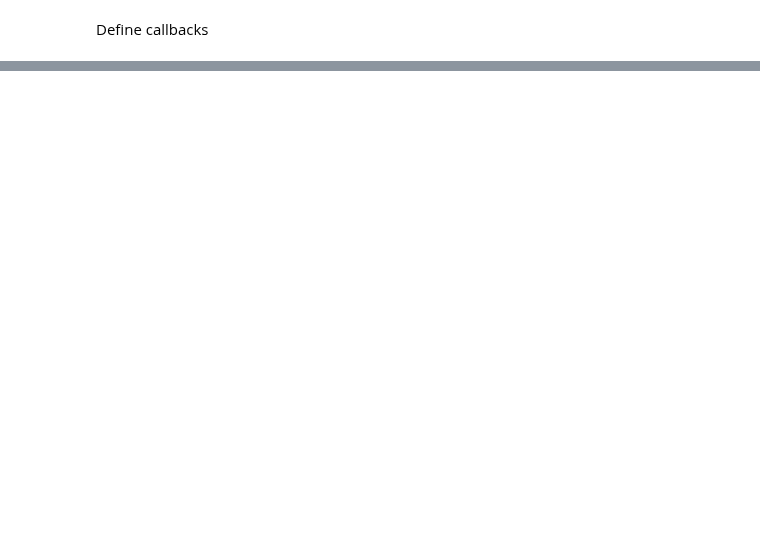
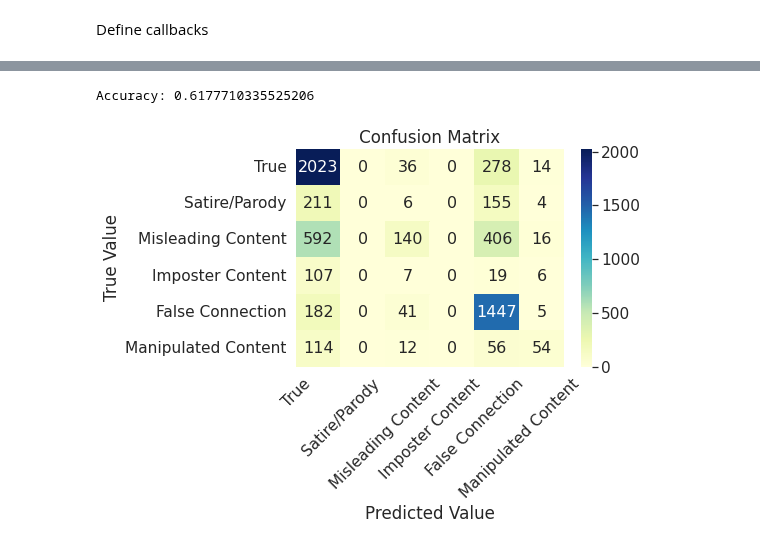
Before and after one commit to FlamanteGit/tfg_fakenews, a Jupyter notebook: BERT_fakeddit_2.ipynb, the cells around one changed output, grey strips where cells are left out. Saved outputs shown, nothing was run; the diff lists cells and outputs as text; code cells hidden in the pictures; blank space fills up the shorter version.

```diff
--- a/BERT_fakeddit_2.ipynb
+++ b/BERT_fakeddit_2.ipynb
@@ -194,7 +194,7 @@ Successfully installed huggingface-hub-0.10.1 tokenizers-0.13.1 transformers-4.2
 Load distilbert
 # %%
 import transformers
-from transformers import DistilBertTokenizer, TFDistilBertModel, DistilBertConfig
+from transformers import BertTokenizer, TFBertModel, BertConfig
 from tqdm import tqdm # Progress Bar
 import numpy as np
 
@@ -202,7 +202,7 @@ import numpy as np
 MODEL_NAME = 'distilbert-base-cased'
 
 
-tokenizer = DistilBertTokenizer.from_pretrained(MODEL_NAME,
+tokenizer = BertTokenizer.from_pretrained(MODEL_NAME,
                                                 add_special_tokens=True,
                                                 max_length=MAX_LENGTH,
                                                 pad_to_max_length=True)
@@ -238,13 +242,13 @@ warnings.filterwarnings("ignore")
 # %% [markdown]
 Define the model
 # %%
-config = DistilBertConfig.from_pretrained(MODEL_NAME, output_hidden_states=True, output_attentions=True)
-DistilBERT = TFDistilBertModel.from_pretrained(MODEL_NAME, config=config)
+config = BertConfig.from_pretrained(MODEL_NAME, output_hidden_states=True, output_attentions=True)
+BERT = TFBertModel.from_pretrained(MODEL_NAME, config=config)
 
 input_ids_in = tf.keras.layers.Input(shape=(MAX_LENGTH,), name='input_token', dtype='int32')
 input_masks_in = tf.keras.layers.Input(shape=(MAX_LENGTH,), name='masked_token', dtype='int32')
 
-embedding_layer = DistilBERT(input_ids = input_ids_in, attention_mask = input_masks_in)[0]
+embedding_layer = BERT(input_ids = input_ids_in, attention_mask = input_masks_in)[0]
 X = tf.keras.layers.Bidirectional(tf.keras.layers.LSTM(128, return_sequences=True))(embedding_layer)
 X = tf.keras.layers.GlobalMaxPool1D()(X)
 X = tf.keras.layers.Dense(64, activation='relu')(X)
@@ -361,22 +385,25 @@ for prob in y_test_probs:
 # %%
 from sklearn.metrics import confusion_matrix, classification_report, accuracy_score
 
 def print_cf2(y_test, y_hat):
     cm = confusion_matrix(y_test, y_hat)
     sns.set(font_scale = 1.4, color_codes=True, palette="deep")
-    sns.heatmap(pd.DataFrame(cm, index=labels,columns=[0,1,2]),
+    sns.heatmap(pd.DataFrame(cm, index=labels,columns=[0,1,2,3,4,5]),
                 annot = True,
                 annot_kws = {"size":16},
                 fmt="d",
                 cmap="YlGnBu")
     plt.title("Confusion Matrix")
     plt.xlabel("Predicted Value")
-    plt.xticks([0,1,2], labels, rotation=45)
+    plt.xticks([0,1,2,3,4,5], labels, rotation=45)
     plt.ylabel("True Value")
     plt.show()
 
 
 print("Accuracy:", accuracy_score(y_test, y_hat))
 print_cf2(y_test, y_hat)
+# %% [output]
+Accuracy: 0.6177710335525206
+[figure, added]
 # %%
 print(classification_report(y_test, y_hat, target_names=labels))
```
Also changed, not shown: parts of 10 cells of this notebook.
